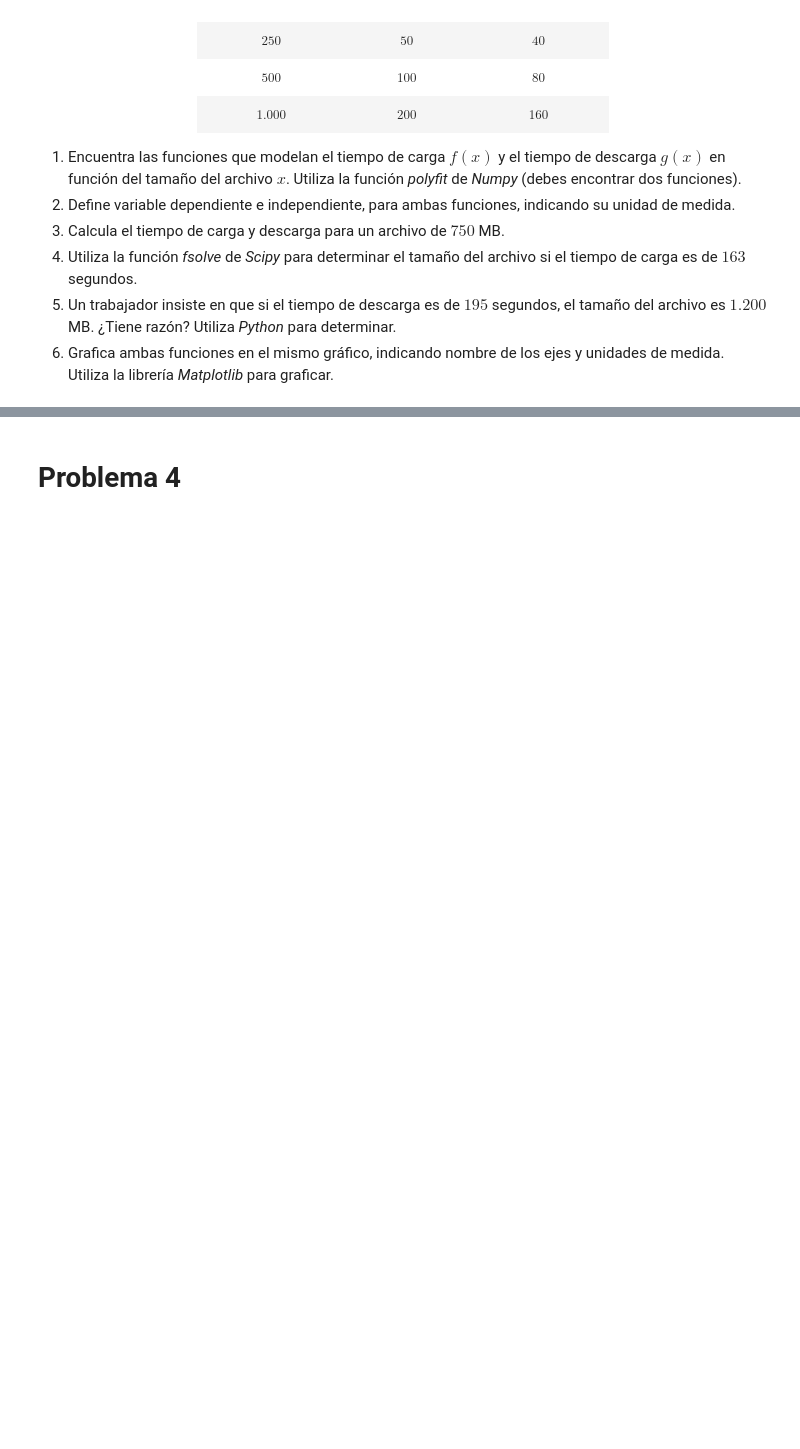
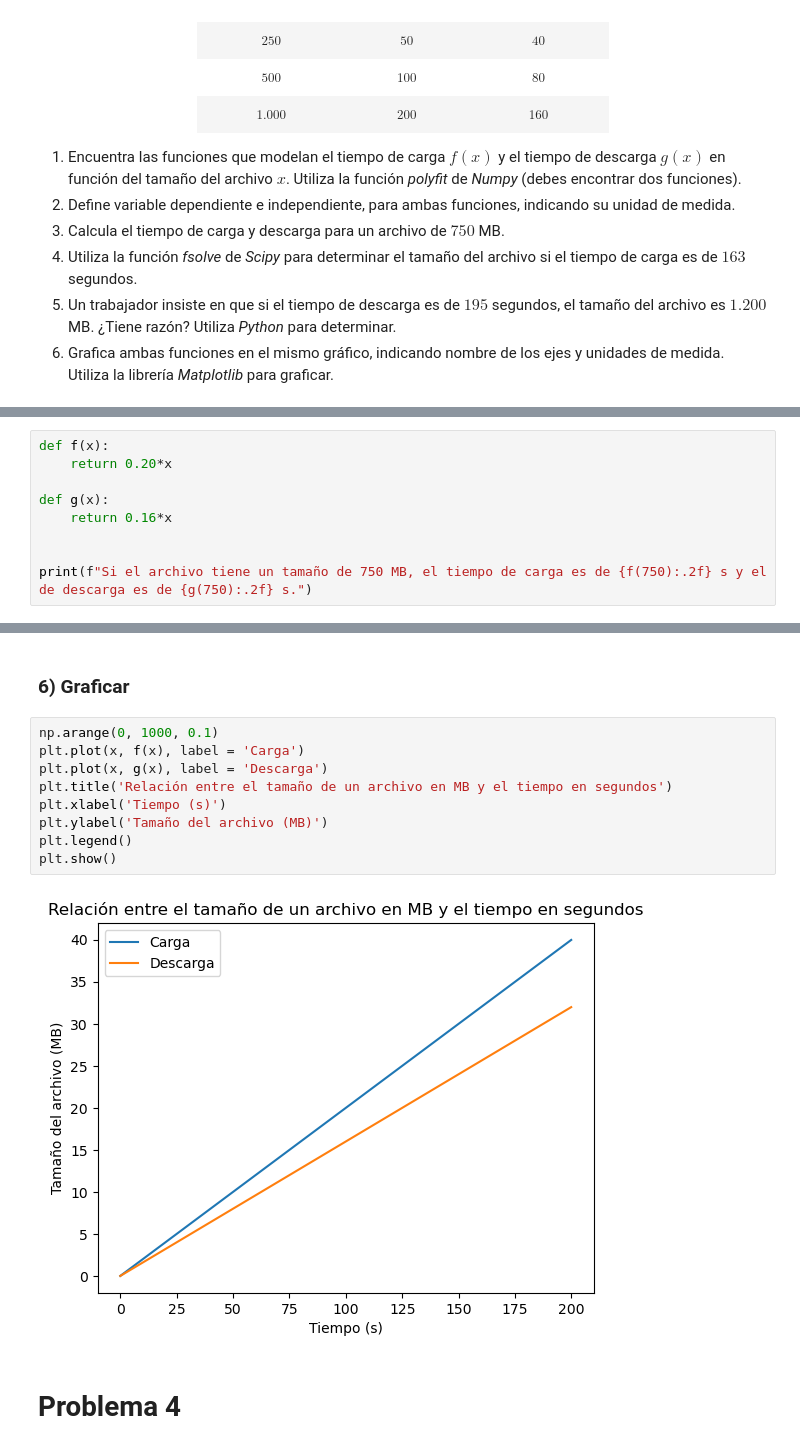
Before and after one commit to Roten-chan/Matem-tica-aplicada-p, a Jupyter notebook: G2_Función_Lineal.ipynb, the cells around one changed output, grey strips where cells are left out. Cells and saved outputs as stored; diff of their text form; blank space fills up the shorter version.

```diff
--- a/G2_Función_Lineal.ipynb
+++ b/G2_Función_Lineal.ipynb
@@ -156,0 +184,9 @@ Una empresa de tecnología quiere optimizar el tiempo de carga y descarga de arc
+# %%
+def f(x):
+    return 0.20*x
+
+def g(x):
+    return 0.16*x
+
+
+print(f"Si el archivo tiene un tamaño de 750 MB, el tiempo de carga es de {f(750):.2f} s y el de descarga es de {g(750):.2f} s.")
@@ -157,3 +217,16 @@ Una empresa de tecnología quiere optimizar el tiempo de carga y descarga de arc
+# %% [markdown]
+### 6) Graficar
+# %%
+np.arange(0, 1000, 0.1)
+plt.plot(x, f(x), label = 'Carga')
+plt.plot(x, g(x), label = 'Descarga')
+plt.title('Relación entre el tamaño de un archivo en MB y el tiempo en segundos')
+plt.xlabel('Tiempo (s)')
+plt.ylabel('Tamaño del archivo (MB)')
+plt.legend()
+plt.show()
+# %% [output]
+[figure, added]
 # %% [markdown]
 # Problema 4
 # %% [markdown]
```
Also changed, not shown: parts of 13 cells of this notebook.
